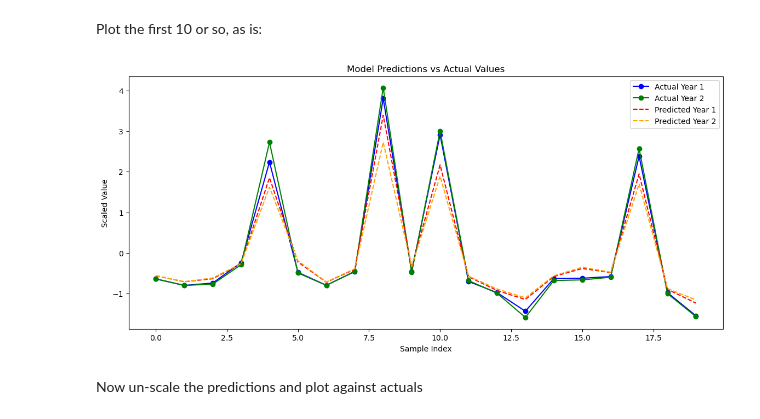
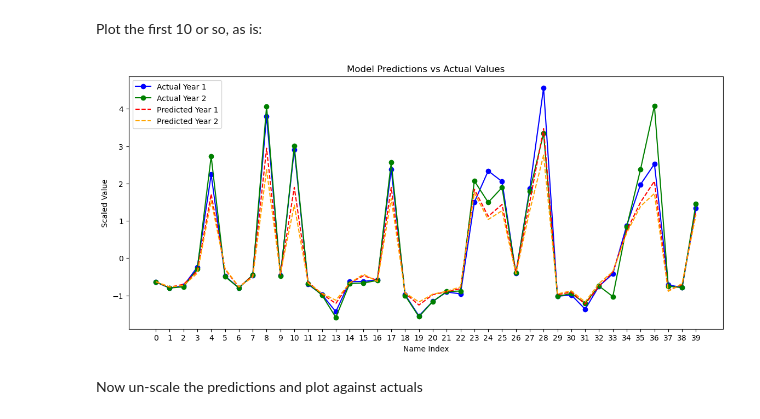
Before and after one commit to paulsch1/capstone, a Jupyter notebook: cap9d_CNN.ipynb, the cells around one changed output. Saved outputs shown, nothing was run; the diff lists cells and outputs as text; code cells hidden in the pictures.

```diff
--- a/cap9d_CNN.ipynb
+++ b/cap9d_CNN.ipynb
@@ -104,7 +104,7 @@ I will do it this way:
 
 An assumption is being made here that typical shapes have not changed in recent years.
 # %%
-input_length = 15 # was 10
+input_length = 10 # 10 in round 1, 15 in round 2
 pred_length = 2
 test_size = 0.2
 
@@ -202,19 +202,19 @@ def build_model(hp):
                      activation='relu')) # , input_shape=input_shape
 
     # added for round 2
-    model.add(BatchNormalization())
+    # model.add(BatchNormalization())
 
 
     # model.add(MaxPooling1D(pool_size=2))
     model.add(MaxPooling1D(pool_size=hp.Int('pool_size', min_value=2, max_value=5, step=1)))
 
     # round 2: add another convolutional layer to help model learn more complex patterns?
-    model.add(Conv1D(filters=hp.Int('filters_2', min_value=64, max_value=256, step=32),
-                     kernel_size=hp.Choice('kernel_size_2', values=[2, 3]),
-                     activation='relu'))
-    model.add(BatchNormalization())
+    # model.add(Conv1D(filters=hp.Int('filters_2', min_value=64, max_value=256, step=32),
+    #                  kernel_size=hp.Choice('kernel_size_2', values=[2, 3]),
+    #                  activation='relu'))
+    # model.add(BatchNormalization())
     # model.add(MaxPooling1D(pool_size=2))
-    model.add(MaxPooling1D(pool_size=hp.Int('pool_size', min_value=2, max_value=5, step=1)))
+    # model.add(MaxPooling1D(pool_size=hp.Int('pool_size', min_value=2, max_value=5, step=1)))
 
 
 
@@ -366,25 +335,27 @@ y_test.shape
 # %% [markdown]
 Plot the first 10 or so, as is:
 # %%
+num_names_to_plot = 40
 
 # Plotting
 plt.figure(figsize=(14, 6))
 
 # Plot the actual values
-plt.plot(y_test[0:20:, 0], label='Actual Year 1', color='blue', marker='o')
-plt.plot(y_test[0:20:, 1], label='Actual Year 2', color='green', marker='o')
+plt.plot(y_test[0:num_names_to_plot:, 0], label='Actual Year 1', color='blue', marker='o')
+plt.plot(y_test[0:num_names_to_plot:, 1], label='Actual Year 2', color='green', marker='o')
 
 # Plot the predicted values
-plt.plot(y_pred[0:20:, 0], label='Predicted Year 1', color='red', linestyle='--')
-plt.plot(y_pred[0:20:, 1], label='Predicted Year 2', color='orange', linestyle='--')
+plt.plot(y_pred[0:num_names_to_plot:, 0], label='Predicted Year 1', color='red', linestyle='--')
+plt.plot(y_pred[0:num_names_to_plot:, 1], label='Predicted Year 2', color='orange', linestyle='--')
 
 plt.title('Model Predictions vs Actual Values')
-plt.xlabel('Sample Index')
+plt.xlabel('Name Index')
 plt.ylabel('Scaled Value')
+plt.xticks(range(0,num_names_to_plot))
 plt.legend()
 plt.show()
 # %% [output]
-[figure, old version]
+[figure, new version]
 # %% [markdown]
 Now un-scale the predictions and plot against actuals
 # %%
```
Also changed, not shown: parts of 13 cells of this notebook, 1 other file.
